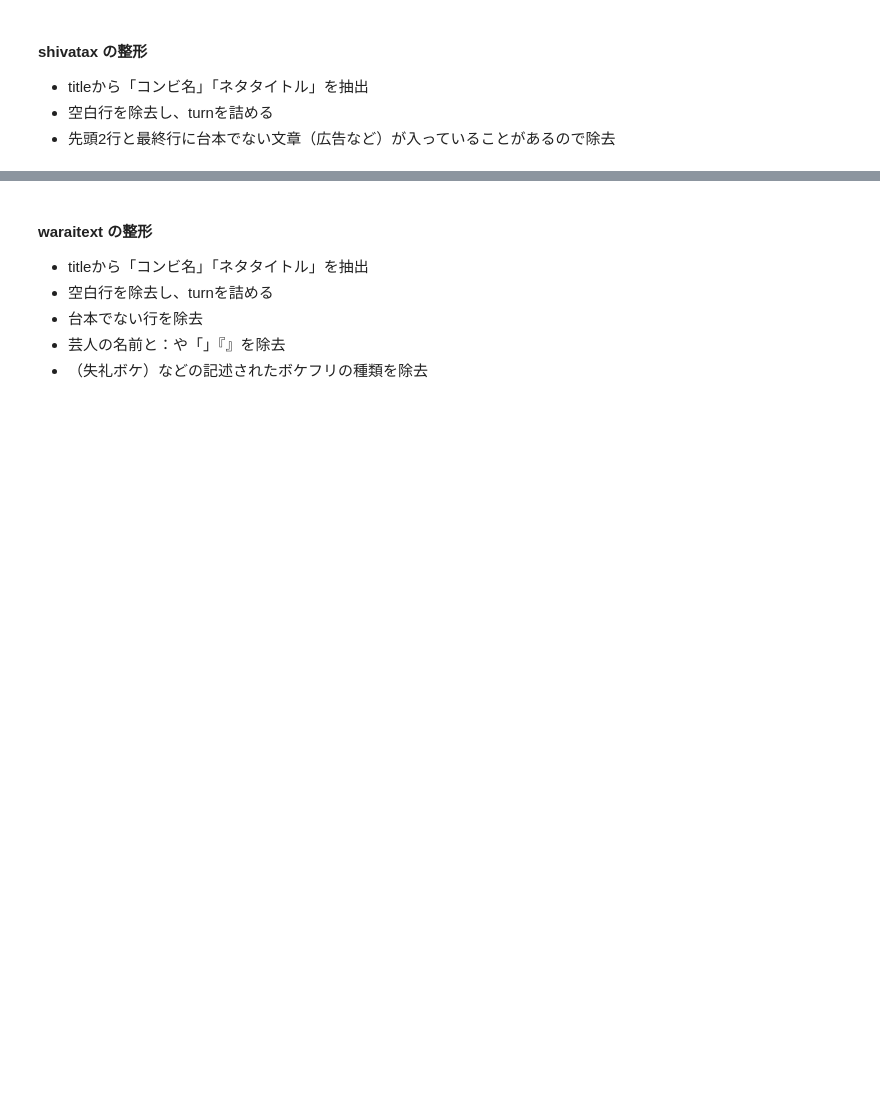
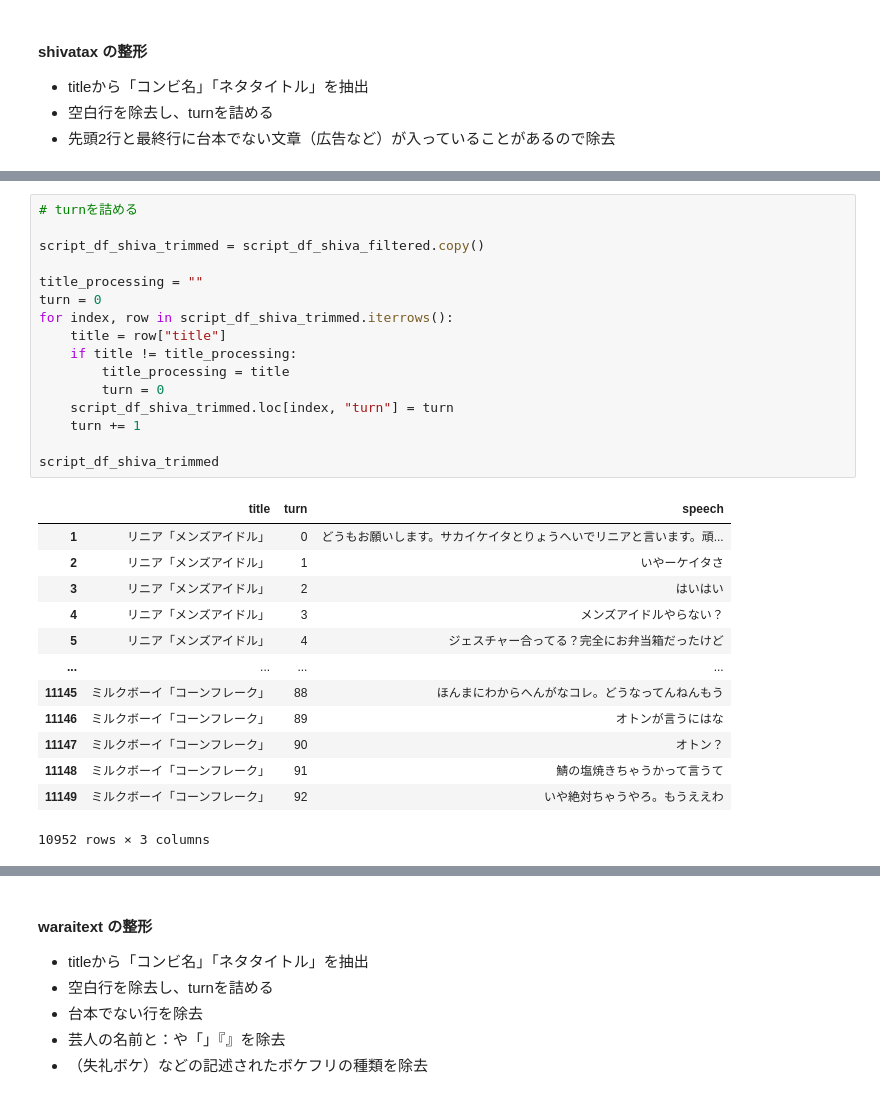
Before and after one commit to umenerineri/infovis-notebooks, a Jupyter notebook: final_project/project.ipynb, the cells around one changed output, grey strips where cells are left out. Cells and saved outputs as stored; diff of their text form; blank space fills up the shorter version.

```diff
--- a/final_project/project.ipynb
+++ b/final_project/project.ipynb
@@ -595,0 +633,30 @@ script_df_hima_titleParsed[script_df_hima_titleParsed.isna().any(axis=1)]
+# %%
+# turnを詰める
+
+script_df_shiva_trimmed = script_df_shiva_filtered.copy()
+
+title_processing = ""
+turn = 0
+for index, row in script_df_shiva_trimmed.iterrows():
+    title = row["title"]
+    if title != title_processing:
+        title_processing = title
+        turn = 0
+    script_df_shiva_trimmed.loc[index, "turn"] = turn
+    turn += 1
+
+script_df_shiva_trimmed
+# %% [output]
+|  | title | turn | speech |
+| 1 | リニア「メンズアイドル」 | 0 | どうもお願いします。サカイケイタとりょうへいでリニアと言います。頑... |
+| 2 | リニア「メンズアイドル」 | 1 | いやーケイタさ |
+| 3 | リニア「メンズアイドル」 | 2 | はいはい |
+| 4 | リニア「メンズアイドル」 | 3 | メンズアイドルやらない？ |
+| 5 | リニア「メンズアイドル」 | 4 | ジェスチャー合ってる？完全にお弁当箱だったけど |
+| ... | ... | ... | ... |
+| 11145 | ミルクボーイ「コーンフレーク」 | 88 | ほんまにわからへんがなコレ。どうなってんねんもう |
+| 11146 | ミルクボーイ「コーンフレーク」 | 89 | オトンが言うにはな |
+| 11147 | ミルクボーイ「コーンフレーク」 | 90 | オトン？ |
+| 11148 | ミルクボーイ「コーンフレーク」 | 91 | 鯖の塩焼きちゃうかって言うて |
+| 11149 | ミルクボーイ「コーンフレーク」 | 92 | いや絶対ちゃうやろ。もうええわ |
+10952 rows × 3 columns
```
Also changed, not shown: parts of 4 cells of this notebook, 1 other file.
